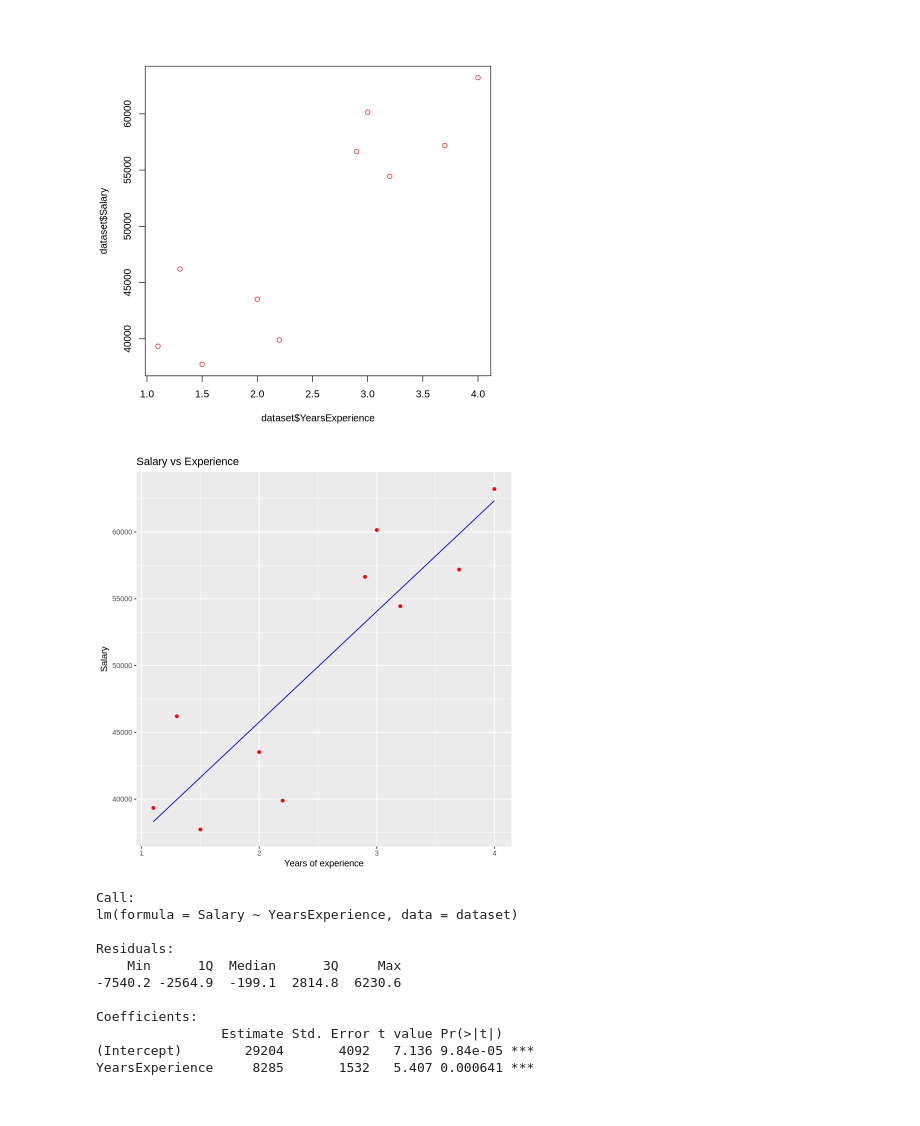
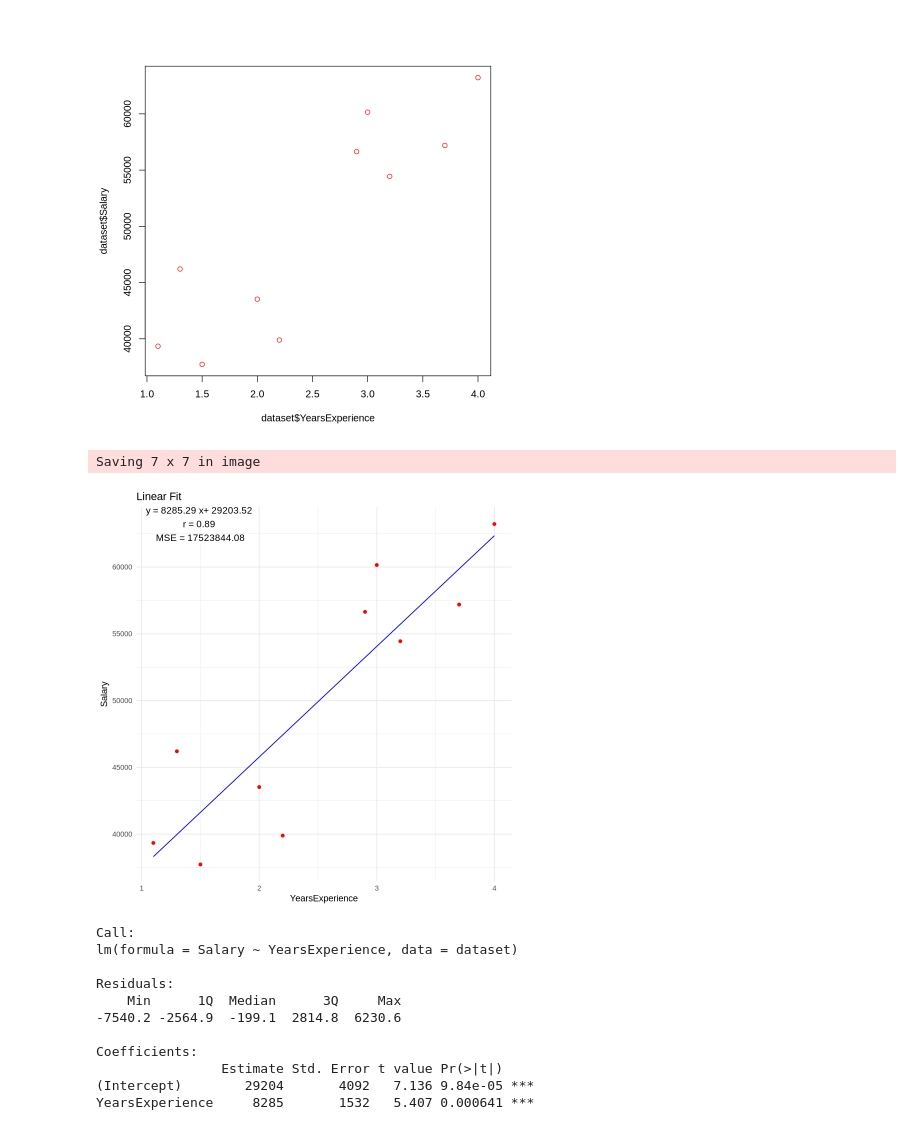
Before and after one commit to Deprehendo/linear-regression-jupyter, a Jupyter notebook: manual/regression_r.ipynb, the cells around one changed output. Cells and saved outputs as stored; diff of their text form; code cells hidden in the pictures.

Commit message:
Added regression model with equation annotation

```diff
--- a/manual/regression_r.ipynb
+++ b/manual/regression_r.ipynb
@@ -26,15 +26,27 @@ plot(dataset$YearsExperience, dataset$Salary, col='red')
 [figure]
 # %%
 model <- lm(Salary ~ YearsExperience, data=dataset)
+slope <- coef(model)[2]
+intercept <- coef(model)[1]
+r <- cor(dataset$YearsExperience, dataset$Salary)
+pred <- predict(model)
+mse <- mean((dataset$Salary - pred)^2)
 # %%
 ggplot () +
     geom_point(aes(x = dataset$YearsExperience, y = dataset$Salary), colour = 'red') +
     geom_line(aes(x = dataset$YearsExperience, y = predict(model, newdata = dataset)), colour = 'blue') +
-    ggtitle('Salary vs Experience') +
-    xlab('Years of experience') +
-    ylab('Salary')
+    geom_smooth(method = "lm", se = FALSE, color = 'red') +
+    annotate("text", x = 1.5, y = max(dataset$Salary) - 0.5,
+             label = paste("y =", round(slope, 2), "x+", round(intercept, 2),
+                           "\nr =", round(r, 2), "\nMSE =", round(mse,2)),
+             size = 4) +
+    labs(title = "Linear Fit",
+         x = "YearsExperience", y = "Salary") +
+    theme_minimal()
+ggsave("regression_plot_r.png")
 # %% [output]
+Saving 7 x 7 in image
-[figure, old version]
+[figure, new version]
 # %%
 summary(model)
 # %% [output]
```
Also changed, not shown: 9 other files.
